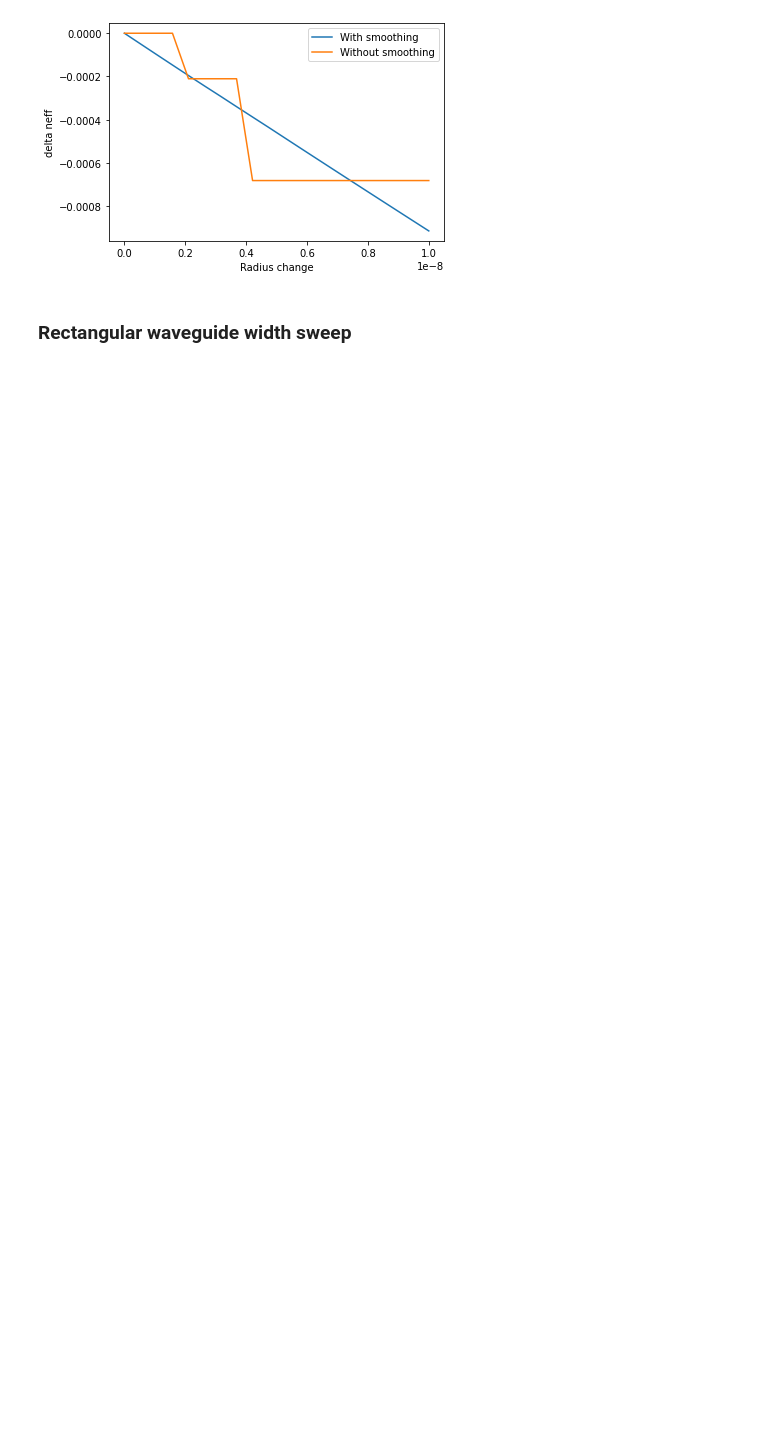
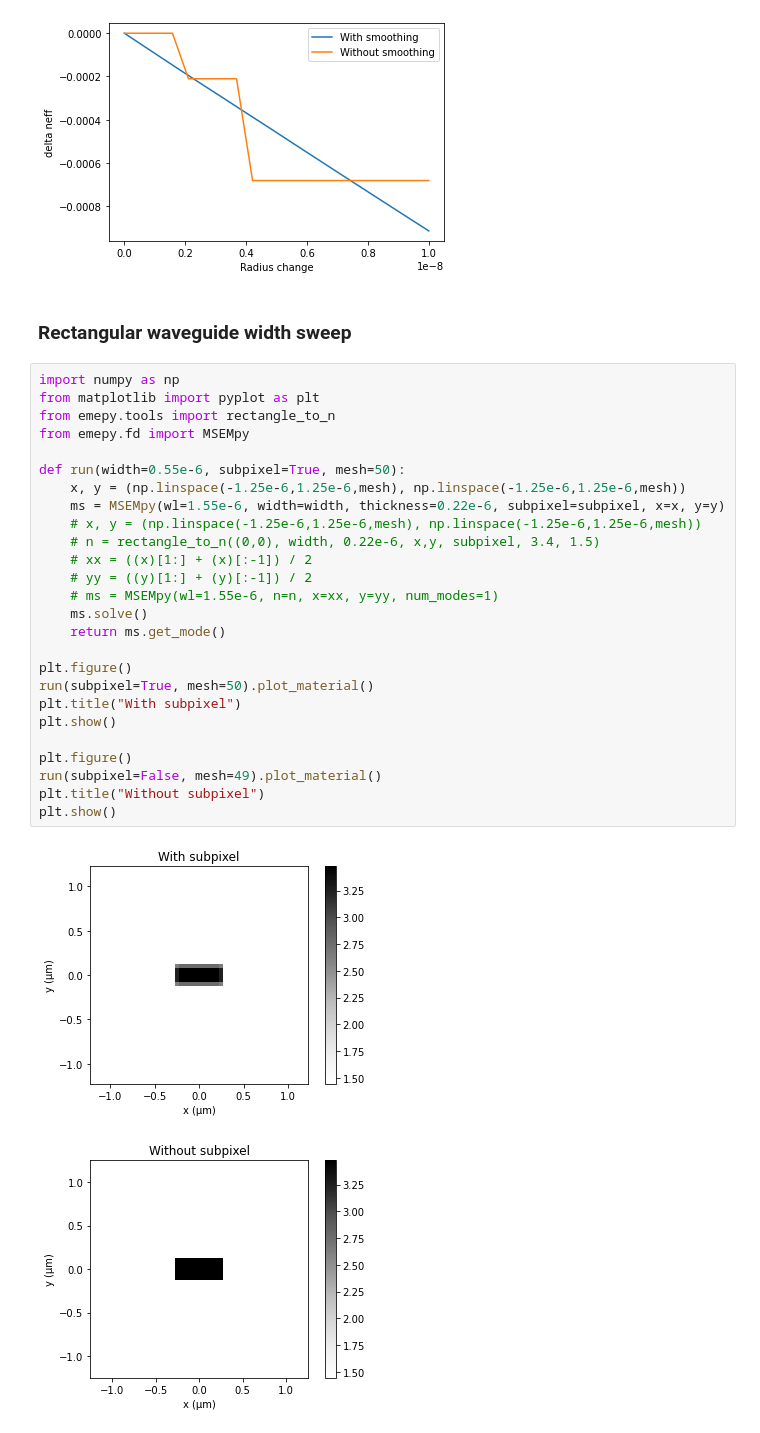
Before and after one commit to BYUCamachoLab/emepy, a Jupyter notebook: examples/tutorials/subpixel.ipynb, the cells around one changed output. Cells and saved outputs as stored; diff of their text form; blank space fills up the shorter version.

```diff
--- a/examples/tutorials/subpixel.ipynb
+++ b/examples/tutorials/subpixel.ipynb
@@ -55,4 +67,33 @@ plt.show()
 [figure]
 # %% [markdown]
 ### Rectangular waveguide width sweep
+# %%
+import numpy as np
+from matplotlib import pyplot as plt
+from emepy.tools import rectangle_to_n
+from emepy.fd import MSEMpy
+
+def run(width=0.55e-6, subpixel=True, mesh=50):
+    x, y = (np.linspace(-1.25e-6,1.25e-6,mesh), np.linspace(-1.25e-6,1.25e-6,mesh))
+    ms = MSEMpy(wl=1.55e-6, width=width, thickness=0.22e-6, subpixel=subpixel, x=x, y=y)
+    # x, y = (np.linspace(-1.25e-6,1.25e-6,mesh), np.linspace(-1.25e-6,1.25e-6,mesh))
+    # n = rectangle_to_n((0,0), width, 0.22e-6, x,y, subpixel, 3.4, 1.5)
+    # xx = ((x)[1:] + (x)[:-1]) / 2
+    # yy = ((y)[1:] + (y)[:-1]) / 2
+    # ms = MSEMpy(wl=1.55e-6, n=n, x=xx, y=yy, num_modes=1)
+    ms.solve()
+    return ms.get_mode()
+
+plt.figure()
+run(subpixel=True, mesh=50).plot_material()
+plt.title("With subpixel")
+plt.show()
+
+plt.figure()
+run(subpixel=False, mesh=49).plot_material()
+plt.title("Without subpixel")
+plt.show()
+# %% [output]
+[figure, added]
+[figure, added]
 # %%
```
Also changed, not shown: parts of 3 cells of this notebook, 7 other files.
